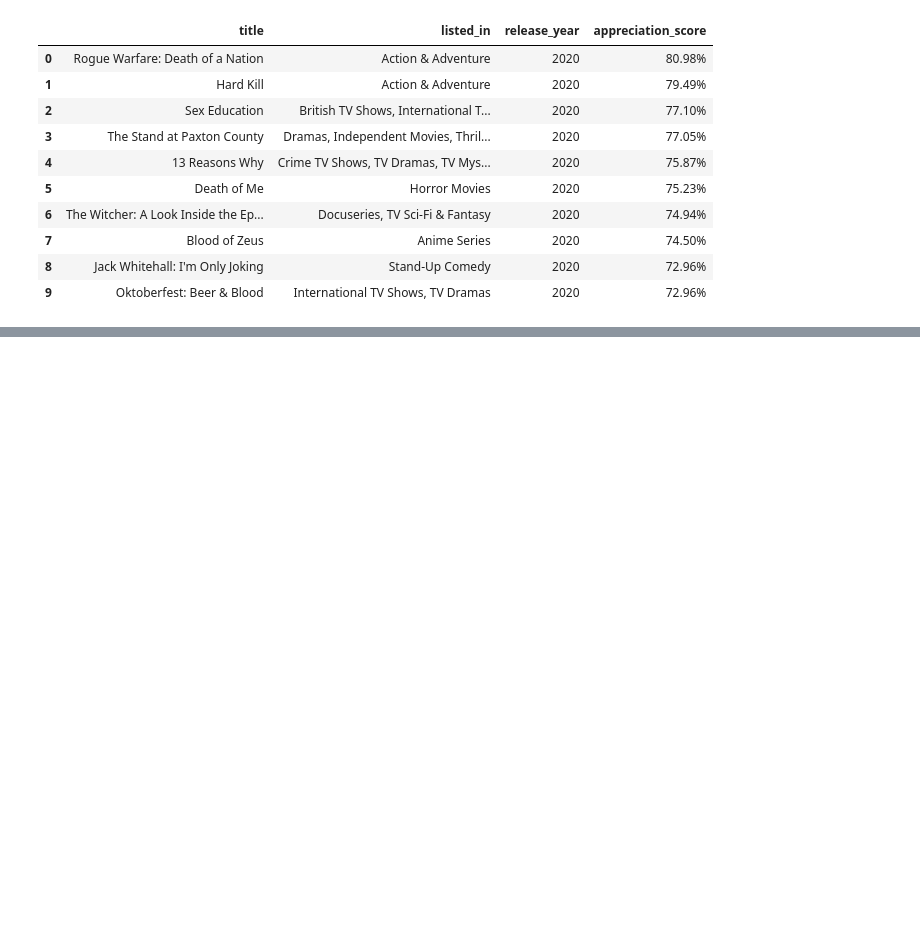
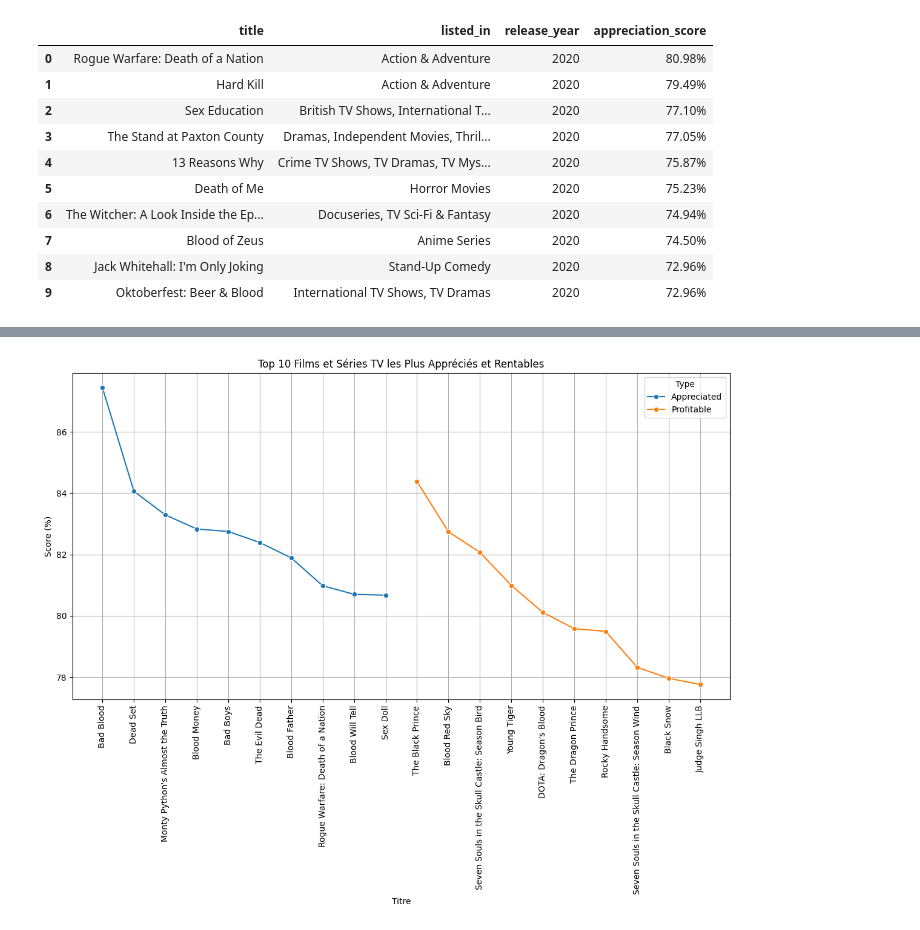
Before and after one commit to SpeedySpy/project-IA, a Jupyter notebook: Notebook.ipynb, the cells around one changed output, grey strips where cells are left out. Saved outputs shown, nothing was run; the diff lists cells and outputs as text; code cells hidden in the pictures; blank space fills up the shorter version.

```diff
--- a/Notebook.ipynb
+++ b/Notebook.ipynb
@@ -107,3 +158,11 @@ else:
 | 7 | Blood of Zeus | Anime Series | 2020 | 74.50% |
 | 8 | Jack Whitehall: I'm Only Joking | Stand-Up Comedy | 2020 | 72.96% |
 | 9 | Oktoberfest: Beer & Blood | International TV Shows, TV Dramas | 2020 | 72.96% |
+# %%
+model_appreciation = joblib.load("model/model_appreciation.pkl")
+model_rentability = joblib.load("model/model_rentability.pkl")
+
+df_cleaned['appreciation_score'] = df_cleaned['title'].apply(lambda x: round(model_appreciation.predict_proba([x])[0][1] * 100, 2))
+df_cleaned['rentability_score'] = df_cleaned['title'].apply(lambda x: round(model_rentability.predict_proba([x])[0][1] * 100, 2))
+
+display(df_cleaned.head())
@@ -109,0 +176,27 @@ else:
+# %%
+import matplotlib.pyplot as plt
+import seaborn as sns
+
+top_10_appreciated = df_cleaned.nlargest(10, 'appreciation_score')[['title', 'appreciation_score']]
+top_10_profitable = df_cleaned.nlargest(10, 'rentability_score')[['title', 'rentability_score']]
+
+top_10_appreciated['Type'] = 'Appreciated'
+top_10_profitable['Type'] = 'Profitable'
+
+top_10_appreciated = top_10_appreciated.rename(columns={'appreciation_score': 'Score'})
+top_10_profitable = top_10_profitable.rename(columns={'rentability_score': 'Score'})
+
+combined_df = pd.concat([top_10_appreciated, top_10_profitable])
+
+plt.figure(figsize=(14, 7))
+sns.lineplot(data=combined_df, x='title', y='Score', hue='Type', marker='o')
+
+plt.xticks(rotation=90)
+plt.title('Top 10 Films et Séries TV les Plus Appréciés et Rentables')
+plt.xlabel('Titre')
+plt.ylabel('Score (%)')
+plt.legend(title='Type')
+plt.grid(True)
+plt.show()
+# %% [output]
+[figure, added]
```
Also changed, not shown: parts of 4 cells of this notebook, 2 other files.
